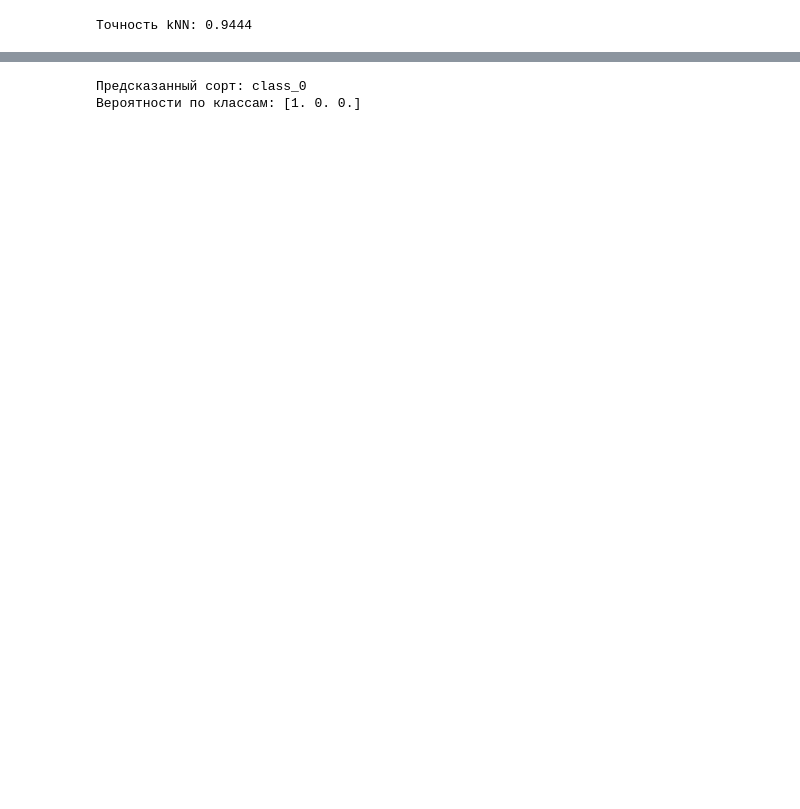
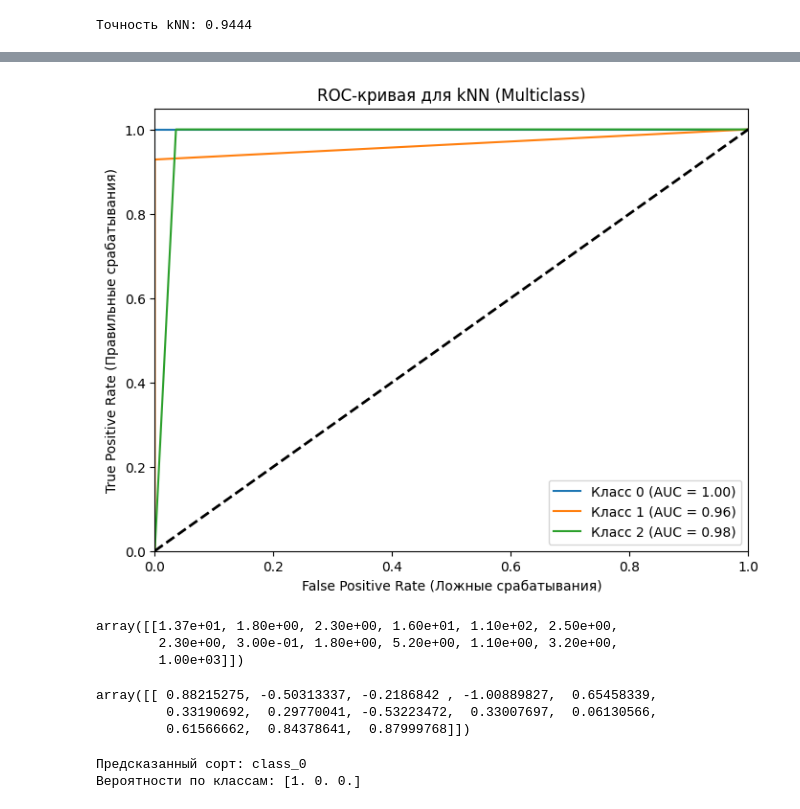
Before and after one commit to Baikadamov/Linear-Regression-kNN, a Jupyter notebook: Classification.ipynb, the cells around one changed output, grey strips where cells are left out. Saved outputs shown, nothing was run; the diff lists cells and outputs as text; code cells hidden in the pictures; blank space fills up the shorter version.

```diff
--- a/Classification.ipynb
+++ b/Classification.ipynb
@@ -154,8 +124,45 @@ print(f"Точность kNN: {accuracy_score(y_test, knn_pred):.4f}")
+# %%
+from sklearn.metrics import roc_curve, auc
+from sklearn.preprocessing import label_binarize
+import numpy as np
+
+y_test_bin = label_binarize(y_test, classes=[0, 1, 2])
+n_classes = y_test_bin.shape[1]
+
+y_score = knn.predict_proba(X_test_scaled)
+
+plt.figure(figsize=(8, 6))
+
+for i in range(n_classes):
+    fpr, tpr, _ = roc_curve(y_test_bin[:, i], y_score[:, i])
+    roc_auc = auc(fpr, tpr)
+    plt.plot(fpr, tpr, label=f'Класс {i} (AUC = {roc_auc:.2f})')
+
+
+plt.plot([0, 1], [0, 1], 'k--', lw=2)
+plt.xlim([0.0, 1.0])
+plt.ylim([0.0, 1.05])
+plt.xlabel('False Positive Rate (Ложные срабатывания)')
+plt.ylabel('True Positive Rate (Правильные срабатывания)')
+plt.title('ROC-кривая для kNN (Multiclass)')
+plt.legend(loc="lower right")
+plt.show()
+# %% [output]
+[figure, added]
 # %%
 new_wine_data = [13.7, 1.8, 2.3, 16.0, 110.0, 2.5, 2.3, 0.3, 1.8, 5.2, 1.1, 3.2, 1000.0]
 
-# Превращаем в двумерный массив (этого требует sklearn)
 new_wine_array = np.array([new_wine_data])
+new_wine_array
+# %% [output]
+array([[1.37e+01, 1.80e+00, 2.30e+00, 1.60e+01, 1.10e+02, 2.50e+00,
+        2.30e+00, 3.00e-01, 1.80e+00, 5.20e+00, 1.10e+00, 3.20e+00,
+        1.00e+03]])
 # %%
 new_wine_scaled = scaler.transform(new_wine_array)
+new_wine_scaled
+# %% [output]
+array([[ 0.88215275, -0.50313337, -0.2186842 , -1.00889827,  0.65458339,
+         0.33190692,  0.29770041, -0.53223472,  0.33007697,  0.06130566,
+         0.61566662,  0.84378641,  0.87999768]])
 # %%
```
Also changed, not shown: parts of 7 cells of this notebook, 4 other files.
